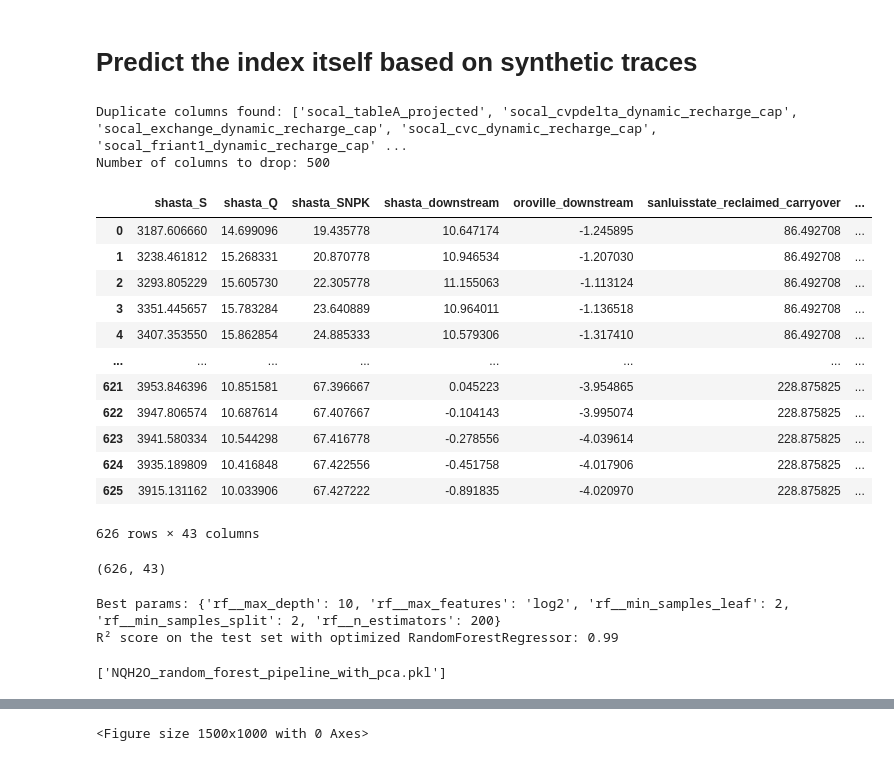
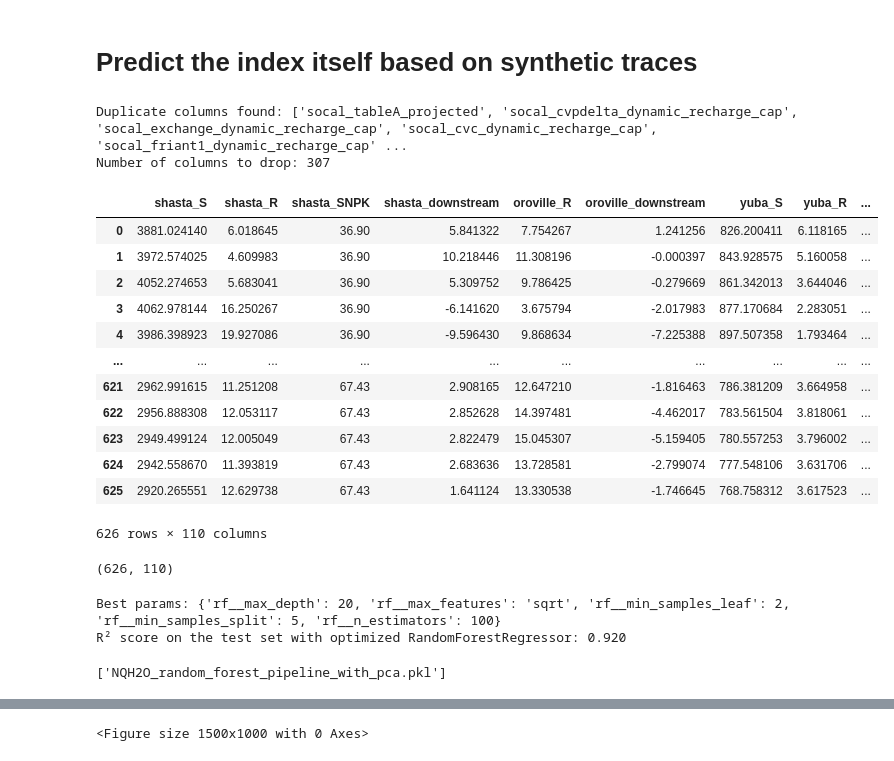
Before and after one commit to dlkency/CALFEWS, a Jupyter notebook: ensemble_pred.ipynb, the cells around one changed output, grey strips where cells are left out. Cells and saved outputs as stored; diff of their text form; code cells hidden in the pictures.

```diff
--- a/ensemble_pred.ipynb
+++ b/ensemble_pred.ipynb
@@ -221,7 +233,7 @@ Removed columns in datDaily:
 # load short-test output (1996-2024)
 # rolling average of the model output
 
-window_size = '180D'  # Compute the past 6-month rolling average
+window_size = '5D'  # Compute the past 6-month rolling average
 average_values_df = datDaily.rolling(window=window_size, center=False).mean()  #make sure center is False so it is indeed a trailing window
 merged_df = pd.merge(average_values_df, combined_df, left_on=average_values_df.index, right_on='Date')
 # %%
@@ -769,46 +754,48 @@ feature_importances.head()
 # %%
 merged_df['Date'] = pd.to_datetime(merged_df['Date'])
 # merged_df['water_year'] = merged_df['Date'].apply(lambda x: x.year if x.month < 10 else x.year + 1)
 merged_df['dowy'] = merged_df['Date'].apply(calculate_dowy)
 merged_df.fillna(merged_df.mean(), inplace=True)
 # merged_df['y_10d_avg'] = merged_df['NQH2O'].rolling(window=10, min_periods=1).mean()  #add 3 month average of 9 month forward average to capture trend
 # merged_df
 X = merged_df.drop(columns=['Date', 'NQH2O', '9_Month_Forward_Avg'])
 y = merged_df['NQH2O']
 non_numeric_columns = X.select_dtypes(['object', 'datetime']).columns
 X = X.drop(columns=non_numeric_columns)
 X = remove_duplicate_columns(X)
 
 
 
-suffixes = ('_S', '_Q', '_delivery', '_allocation', '_paper', '_SNPK', '_pumping', '_demand','_carryover', '_exchanged_GW', '_downstream', '_turnout' )
+# suffixes = ('_S',  '_allocation', 'dowy', '_SNPK', '_demand','_delivery','_pumping','_Q','_R') #' '_exchanged_GW',
+suffixes = ('dowy','_S', '_R', 'flood_spill','_delivery', '_allocation', '_paper',  '_SNPK', '_pumping', '_demand','_downstream', '_turnout',) # '_Q', '_R',
+# suffixes = ('dowy','_S', '_R', '_delivery', '_allocation', '_SNPK', '_pumping', '_demand', '_downstream', '_turnout', '_flood','flood_spill','flood_deliveries','_paper','_exchanged_GW',) #'_exchanged_GW','_carryover', '_Q', '_paper',
 filtered_columns = [col for col in X.columns if col.endswith(suffixes)]
 X = X[filtered_columns]
 
 exclude_columns = ['dowy', ]
 corr_matrix = X.corr().abs()
 upper = corr_matrix.where(np.triu(np.ones(corr_matrix.shape), k=1).astype(bool))
-to_drop = [column for column in upper.columns if column not in exclude_columns and any(upper[column] > 0.7)]   #column != 'dowy' and
+to_drop = [column for column in upper.columns if column not in exclude_columns and any(upper[column] > 0.8)]   #column != 'dowy' and
 print(f"Number of columns to drop: {len(to_drop)}")
 X = X.drop(columns=to_drop)
 
 X
 # %% [output]
 Duplicate columns found: ['socal_tableA_projected', 'socal_cvpdelta_dynamic_recharge_cap', 'socal_exchange_dynamic_recharge_cap', 'socal_cvc_dynamic_recharge_cap', 'socal_friant1_dynamic_recharge_cap' ...
-Number of columns to drop: 500
+Number of columns to drop: 307
-|  | shasta_S | shasta_Q | shasta_SNPK | shasta_downstream | oroville_downstream | sanluisstate_reclaimed_carryover | ... |
-| 0 | 3187.606660 | 14.699096 | 19.435778 | 10.647174 | -1.245895 | 86.492708 | ... |
-| 1 | 3238.461812 | 15.268331 | 20.870778 | 10.946534 | -1.207030 | 86.492708 | ... |
-| 2 | 3293.805229 | 15.605730 | 22.305778 | 11.155063 | -1.113124 | 86.492708 | ... |
-| 3 | 3351.445657 | 15.783284 | 23.640889 | 10.964011 | -1.136518 | 86.492708 | ... |
-| 4 | 3407.353550 | 15.862854 | 24.885333 | 10.579306 | -1.317410 | 86.492708 | ... |
-| ... | ... | ... | ... | ... | ... | ... | ... |
-| 621 | 3953.846396 | 10.851581 | 67.396667 | 0.045223 | -3.954865 | 228.875825 | ... |
-| 622 | 3947.806574 | 10.687614 | 67.407667 | -0.104143 | -3.995074 | 228.875825 | ... |
-| 623 | 3941.580334 | 10.544298 | 67.416778 | -0.278556 | -4.039614 | 228.875825 | ... |
-| 624 | 3935.189809 | 10.416848 | 67.422556 | -0.451758 | -4.017906 | 228.875825 | ... |
-| 625 | 3915.131162 | 10.033906 | 67.427222 | -0.891835 | -4.020970 | 228.875825 | ... |
+|  | shasta_S | shasta_R | shasta_SNPK | shasta_downstream | oroville_R | oroville_downstream | yuba_S | yuba_R | ... |
+| 0 | 3881.024140 | 6.018645 | 36.90 | 5.841322 | 7.754267 | 1.241256 | 826.200411 | 6.118165 | ... |
+| 1 | 3972.574025 | 4.609983 | 36.90 | 10.218446 | 11.308196 | -0.000397 | 843.928575 | 5.160058 | ... |
+| 2 | 4052.274653 | 5.683041 | 36.90 | 5.309752 | 9.786425 | -0.279669 | 861.342013 | 3.644046 | ... |
+| 3 | 4062.978144 | 16.250267 | 36.90 | -6.141620 | 3.675794 | -2.017983 | 877.170684 | 2.283051 | ... |
+| 4 | 3986.398923 | 19.927086 | 36.90 | -9.596430 | 9.868634 | -7.225388 | 897.507358 | 1.793464 | ... |
+| ... | ... | ... | ... | ... | ... | ... | ... | ... | ... |
+| 621 | 2962.991615 | 11.251208 | 67.43 | 2.908165 | 12.647210 | -1.816463 | 786.381209 | 3.664958 | ... |
+| 622 | 2956.888308 | 12.053117 | 67.43 | 2.852628 | 14.397481 | -4.462017 | 783.561504 | 3.818061 | ... |
+| 623 | 2949.499124 | 12.005049 | 67.43 | 2.822479 | 15.045307 | -5.159405 | 780.557253 | 3.796002 | ... |
+| 624 | 2942.558670 | 11.393819 | 67.43 | 2.683636 | 13.728581 | -2.799074 | 777.548106 | 3.631706 | ... |
+| 625 | 2920.265551 | 12.629738 | 67.43 | 1.641124 | 13.330538 | -1.746645 | 768.758312 | 3.617523 | ... |
-626 rows × 43 columns
+626 rows × 110 columns
 # %%
 feature_columns = X.columns.tolist()
 joblib.dump(feature_columns, 'feature_columns2.pkl') # save feature columns for prediction later
@@ -818,7 +805,7 @@ train_date, train_nqh2o = train_date['Date'], train_date['NQH2O']
 test_date, test_nqh2o = test_date['Date'], test_date['NQH2O']
 X.shape
 # %% [output]
-(626, 43)
+(626, 110)
 # %%
 pipeline = Pipeline([
     ('scaler', StandardScaler()),
@@ -860,6 +847,6 @@ coefficients.sort_values(by='Rank')
 # Save the best pipeline
 joblib.dump(best_pipeline, 'NQH2O_random_forest_pipeline_with_pca.pkl')
 # %% [output]
-Best params: {'rf__max_depth': 10, 'rf__max_features': 'log2', 'rf__min_samples_leaf': 2, 'rf__min_samples_split': 2, 'rf__n_estimators': 200}
-R² score on the test set with optimized RandomForestRegressor: 0.99
+Best params: {'rf__max_depth': 20, 'rf__max_features': 'sqrt', 'rf__min_samples_leaf': 2, 'rf__min_samples_split': 5, 'rf__n_estimators': 100}
+R² score on the test set with optimized RandomForestRegressor: 0.920
 ['NQH2O_random_forest_pipeline_with_pca.pkl']
```
Also changed, not shown: parts of 32 cells of this notebook, 30 other files.
